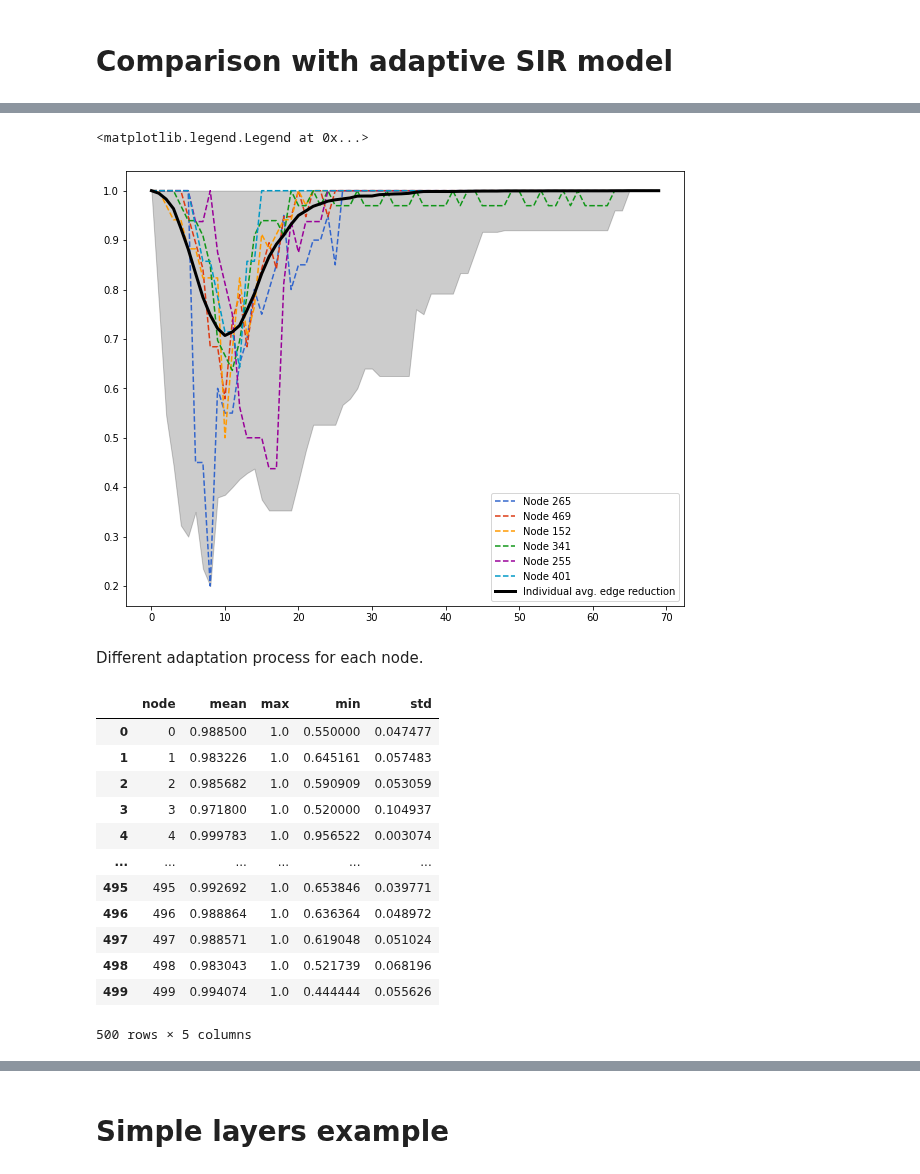
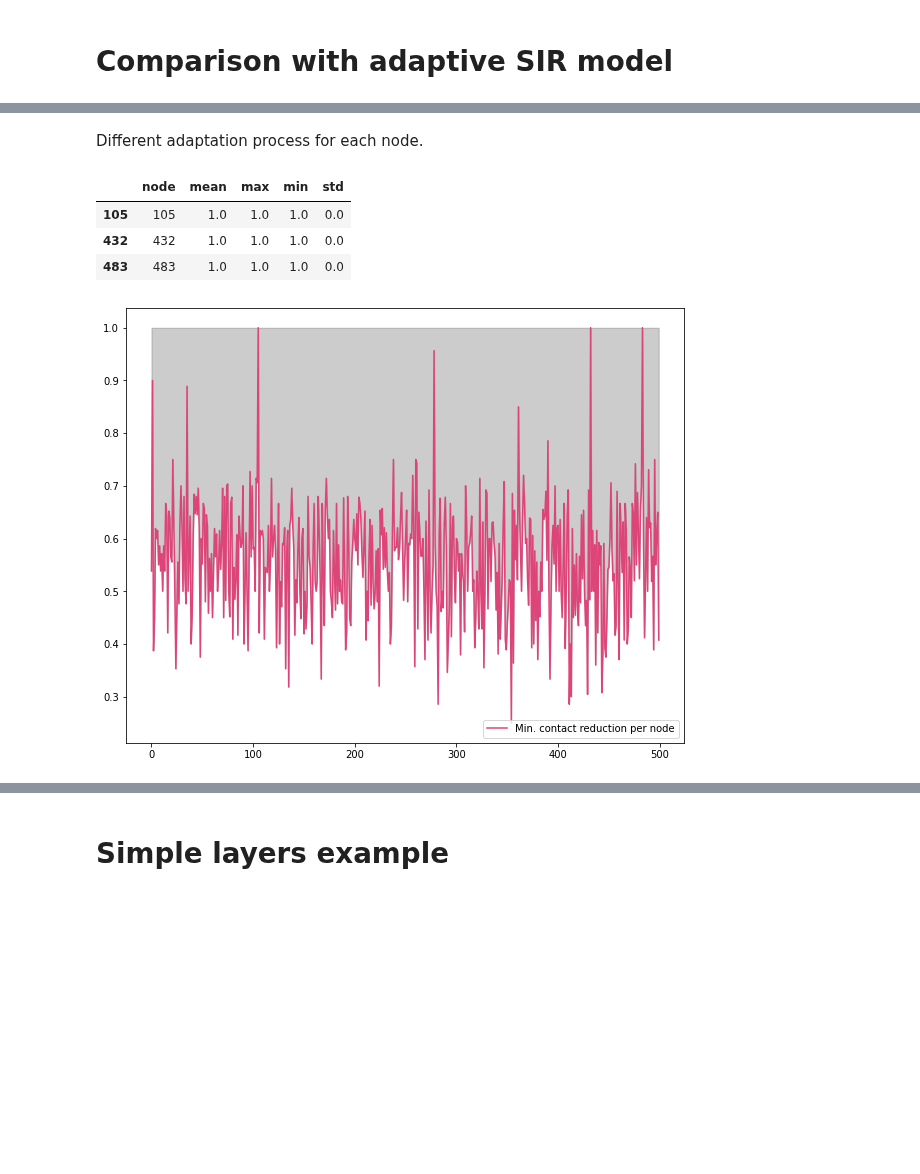
Before and after one commit to JimmyCalvoMonge/AdaptiveNetworks, a Jupyter notebook: network_experiments.ipynb, the cells around one changed output, grey strips where cells are left out. Saved outputs shown, nothing was run; the diff lists cells and outputs as text; code cells hidden in the pictures; blank space fills up the shorter version.

Commit message:
Changes to network type experiments

```diff
--- a/network_experiments.ipynb
+++ b/network_experiments.ipynb
@@ -1091,9 +1128,30 @@ bepcontacts_long_norm
 # %%
 df = bepcontacts_long_norm.copy()
 df = df[df['day']<70]
-# sample_nodes = list(np.random.randint(low=0, high=499, size=(10,)))
-sample_nodes = [265, 469, 152, 341, 255, 401, 139, 113, 483, 449, 83]
-sample_nodes = sample_nodes[0:6]
+# sample_nodes = list(np.random.randint(low=0, high=499, size=(6,)))
+# print(sample_nodes)
+# # sample_nodes = [155, 403, 149, 251, 66, 420], [252, 316, 253, 284, 389, 350] [58, 494, 420, 112, 392, 107]
+# # [484, 459, 26, 129, 227, 366], [271, 377, 246, 9, 401, 343], [206, 216, 72, 344, 57, 433]
+# # 420, 350, 392, 484, 343, 72
+sample_nodes = [253, 420, 350, 392, 484, 343, 72]
+
 df = df[df['node'].isin(sample_nodes)]
-df
+
+df_agg = bepcontacts_long_norm.copy()
+df_agg = df_agg[df_agg['day']<70]
+df_agg = df_agg.groupby(['day'], as_index=False).agg({'norm_value': ['mean', 'max', 'min', 'std']})
+df_agg.columns = df_agg.columns.droplevel()
+df_agg.columns = ['day', 'mean', 'max', 'min', 'std']
+df_agg['lower'] = df_agg['mean'] - df_agg['std']
+df_agg['upper'] = df_agg['mean'] + df_agg['std']
+df_agg['upper'] = df_agg['upper'].apply(lambda x: min(x, 1))
+
+plt.figure(figsize=(10,8))
+for idx, node in enumerate(sample_nodes):
+    plt.plot(range(70), df[df['node'] == node]['norm_value'],px.colors.qualitative.G10[idx], linestyle='dashed', label=f'Node {node}')
+plt.plot(range(70), df_agg['mean'],'-k', label="Network avg. edge reduction", linewidth=3)
+plt.fill_between(range(70), df_agg['min'], df_agg['max'], color="k", alpha=0.2)
+plt.plot(range(70), i_net[0:70],'red', label="Infected", linewidth=3)
+plt.plot(df_susc_ctcs['mean'],'blue', label="Susceptive avg. edge reduction", linewidth=3)
+plt.legend(loc="lower right")
 # %% [output]
@@ -1137,13 +1160,3 @@ df_agg
-# %%
-plt.figure(figsize=(10,8))
-for idx, node in enumerate(sample_nodes):
-    plt.plot(range(70), df[df['node'] == node]['norm_value'],px.colors.qualitative.G10[idx], linestyle='dashed', label=f'Node {node}')
-plt.plot(range(70), df_agg['mean'],'-k', label="Individual avg. edge reduction", linewidth=3)
-plt.fill_between(range(70), df_agg['min'], df_agg['max'], color="k", alpha=0.2)
-plt.legend(loc="lower right")
-# %% [output]
-<matplotlib.legend.Legend at 0x...>
-[figure, removed]
 # %% [markdown]
 Different adaptation process for each node.
 # %%
@@ -1165,21 +1178,17 @@ Different adaptation process for each node.
 # %%
 df = bepcontacts_long_norm.copy()
 df = df.groupby(['node'], as_index=False).agg({'norm_value': ['mean', 'max', 'min', 'std']})
 df.columns = df.columns.droplevel()
 df.columns = ['node', 'mean', 'max', 'min', 'std']
-# df = df[df['min'] > 0.9]
-df # All nodes change their contacts at least a little bit
+plt.figure(figsize=(10,8))
+plt.plot(range(500), df['min'], px.colors.qualitative.G10[idx], label='Min. contact reduction per node')
+plt.fill_between(range(500), df['min'], df['max'], color="k", alpha=0.2)
+plt.legend(loc="lower right")
+df = df[df['min'] == 1] # These nodes never change contacts
+df
 # %% [output]
 |  | node | mean | max | min | std |
-| 0 | 0 | 0.988500 | 1.0 | 0.550000 | 0.047477 |
-| 1 | 1 | 0.983226 | 1.0 | 0.645161 | 0.057483 |
-| 2 | 2 | 0.985682 | 1.0 | 0.590909 | 0.053059 |
-| 3 | 3 | 0.971800 | 1.0 | 0.520000 | 0.104937 |
-| 4 | 4 | 0.999783 | 1.0 | 0.956522 | 0.003074 |
-| ... | ... | ... | ... | ... | ... |
-| 495 | 495 | 0.992692 | 1.0 | 0.653846 | 0.039771 |
-| 496 | 496 | 0.988864 | 1.0 | 0.636364 | 0.048972 |
-| 497 | 497 | 0.988571 | 1.0 | 0.619048 | 0.051024 |
-| 498 | 498 | 0.983043 | 1.0 | 0.521739 | 0.068196 |
-| 499 | 499 | 0.994074 | 1.0 | 0.444444 | 0.055626 |
+| 105 | 105 | 1.0 | 1.0 | 1.0 | 0.0 |
+| 432 | 432 | 1.0 | 1.0 | 1.0 | 0.0 |
+| 483 | 483 | 1.0 | 1.0 | 1.0 | 0.0 |
-500 rows × 5 columns
+[figure, added]
```
Also changed, not shown: parts of 13 cells of this notebook, 4 other files.
